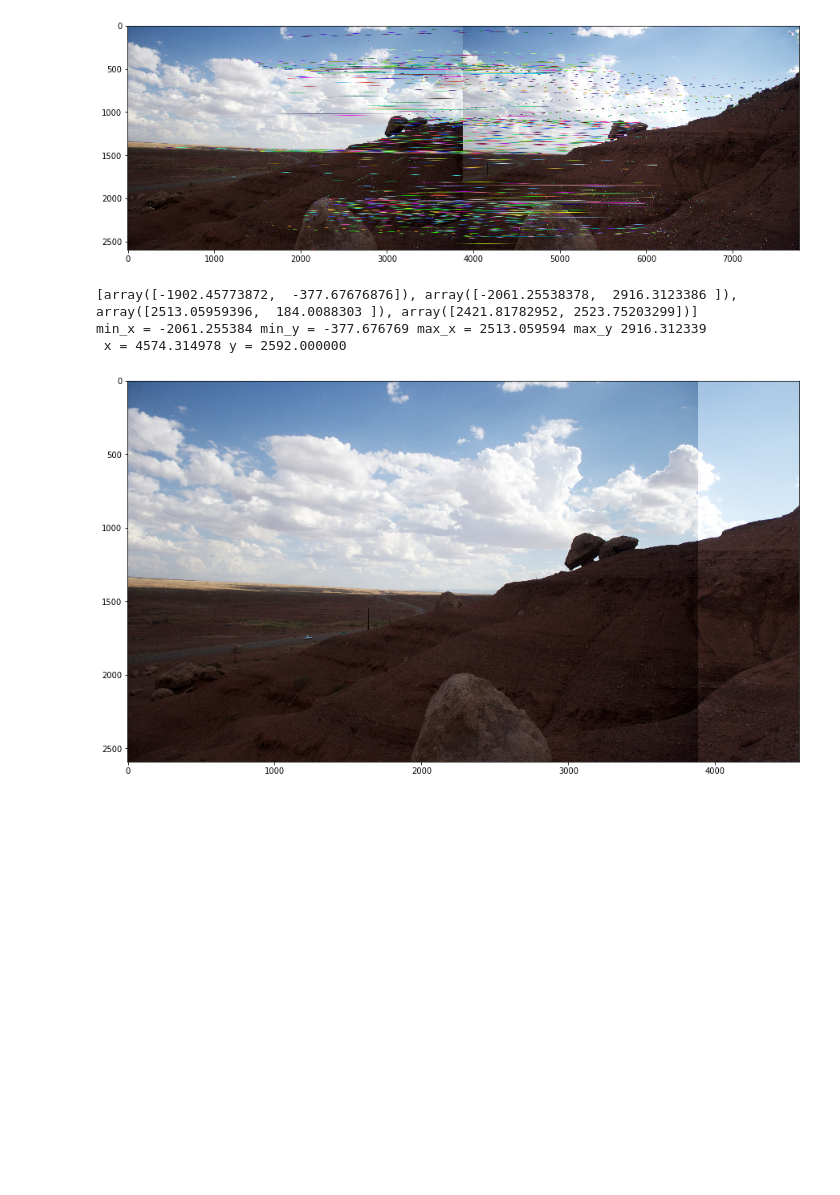
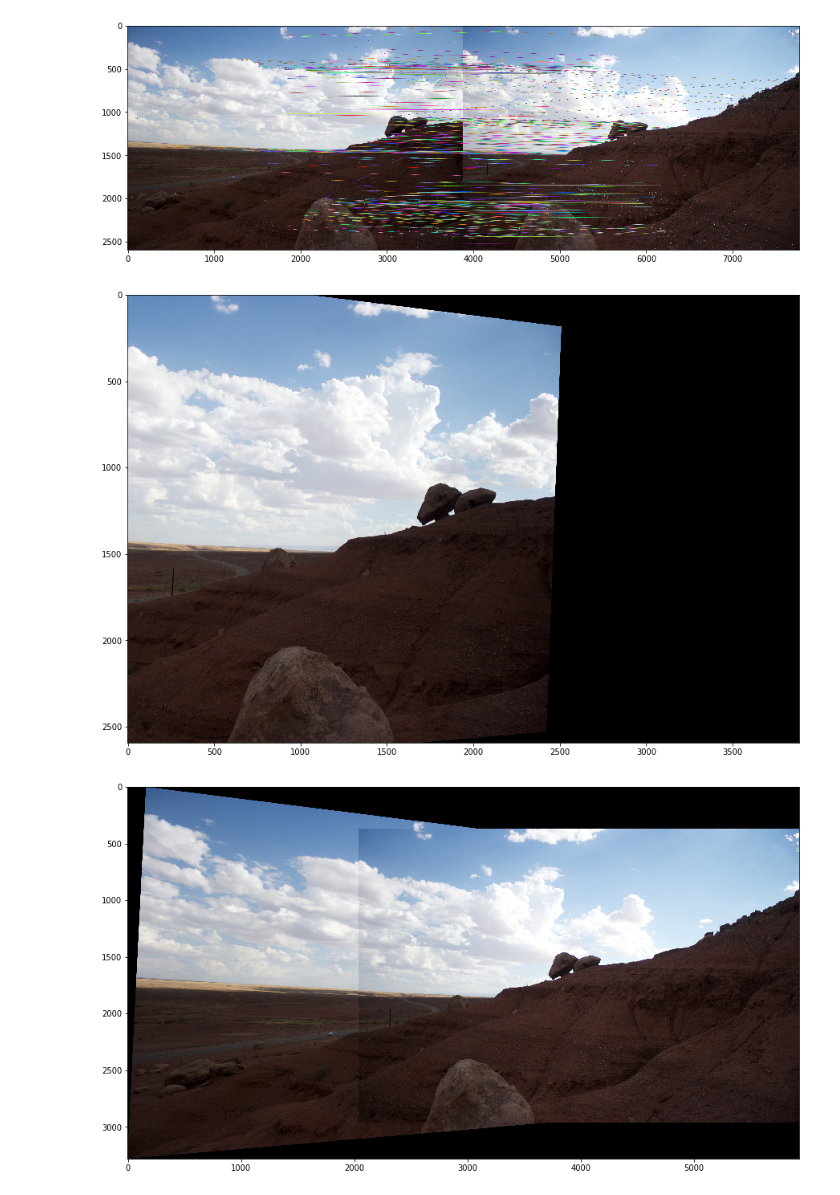
Before and after one commit to aashish-jain/Image-Stitcher, a Jupyter notebook: src/Image Stitcher.ipynb, the cells around one changed output. Cells and saved outputs as stored; diff of their text form; code cells hidden in the pictures; blank space fills up the shorter version.

Commit message:
fixed warping black space using stackoverflow

```diff
--- a/src/Image Stitcher.ipynb
+++ b/src/Image Stitcher.ipynb
@@ -206,4 +196,0 @@ matches = filter_matches(knn_matcher(descriptors1, descriptors2))
-# %%
-draw_matches(img1, img2, keypoints1, keypoints2, matches)
-# %% [output]
-[figure, removed]
@@ -247,11 +197,46 @@ def get_new_img_coordinates(h, img):
-# %%
-new_img_coords = get_new_img_coordinates(h, img2)
-result = cv2.warpPerspective(img2, h_inv, new_img_coords)
-# Works : result[0:img2.shape[0], 0:img2.shape[1]] = img1
-result[0:img1.shape[0], 0:img1.shape[1]] = img1
-show_image(result)
-# %% [output]
-[array([-1902.45773872,  -377.67676876]), array([-2061.25538378,  2916.3123386 ]), array([2513.05959396,  184.0088303 ]), array([2421.81782952, 2523.75203299])]
-min_x = -2061.255384 min_y = -377.676769 max_x = 2513.059594 max_y 2916.312339
- x = 4574.314978 y = 2592.000000
-[figure, removed]
+# %%
+#Single image
+img1 = cv2.imread("../data/nevada4.jpg")
+img2 = cv2.imread("../data/nevada5.jpg")
+
+keypoints1, descriptors1 = get_sift_features_and_show(img1)
+keypoints2, descriptors2 = get_sift_features_and_show(img2)
+
+#cv_matches = cv_matcher(img1, descriptors1, img2, descriptors2, keypoints1, keypoints2)
+
+matches = filter_matches(knn_matcher(descriptors1, descriptors2))
+
+draw_matches(img1, img2, keypoints1, keypoints2, matches)
+
+h = ransac(matches, keypoints1, keypoints2, sample_points=10, iterations=10000, check=False)
+
+h_inv = np.linalg.inv(h)
+h_inv /= h_inv[-1,-1]
+
+show_image(cv2.warpPerspective(img1, h, (img1.shape[1], img1.shape[0])))
+
+#https://stackoverflow.com/questions/13063201/how-to-show-the-whole-image-when-using-opencv-warpperspective
+def warpTwoImages(img1, img2, h):
+    '''warp img2 to img1 with homograph h'''
+    y1,x1 = img1.shape[:2]
+    y2,x2 = img2.shape[:2]
+    pts1 = np.array([[0,0],[0,y1],[x1,y1],[x1,0]], dtype = np.float32).reshape(-1,1,2)
+    pts2 = np.array([[0,0],[0,y2],[x2,y2],[x2,0]], dtype=np.float32).reshape(-1,1,2)
+    pts2_ = cv2.perspectiveTransform(pts2, h)
+    pts = np.concatenate((pts1, pts2_), axis=0)
+    [xmin, ymin] = np.array(pts.min(axis=0).flatten() - 0.5, dtype=np.int32)
+    [xmax, ymax] = np.array(pts.max(axis=0).flatten() + 0.5, dtype = np.int32)
+    warped_img = [-xmin,-ymin]
+    h_dash = np.array([[1,0,warped_img[0]],[0,1,warped_img[1]],[0,0,1]]) # translate
+
+    result = cv2.warpPerspective(img2, h_dash.dot(h), (xmax-xmin, ymax-ymin))
+    result[warped_img[1]:y1+warped_img[1],warped_img[0]:x1+warped_img[0]] = img1
+    return result
+
+result = warpTwoImages(img2, img1, h)
+
+show_image(result)
+# %% [output]
+[figure, added]
+[figure, added]
+[figure, added]
```
Also changed, not shown: parts of 8 cells of this notebook.
